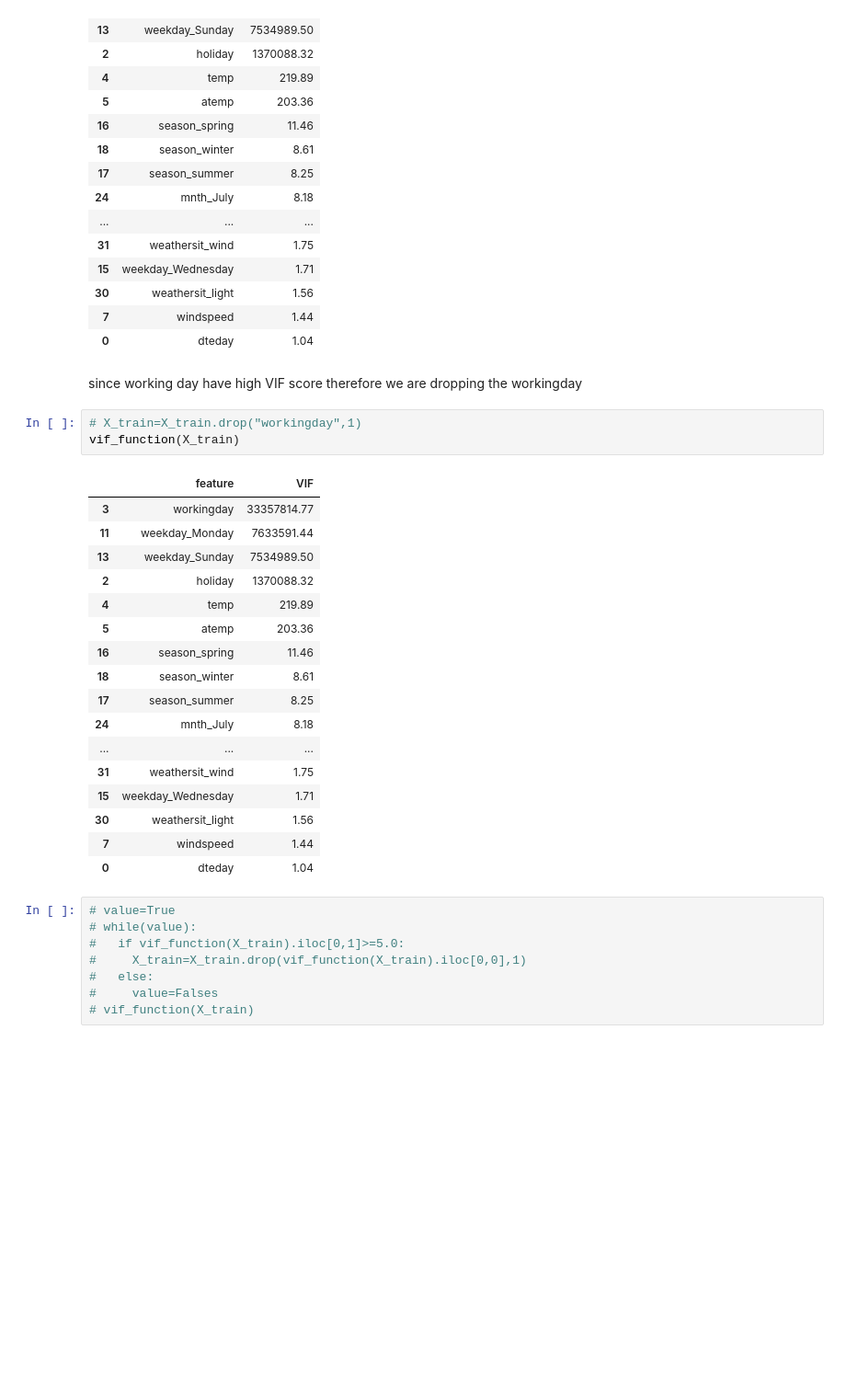
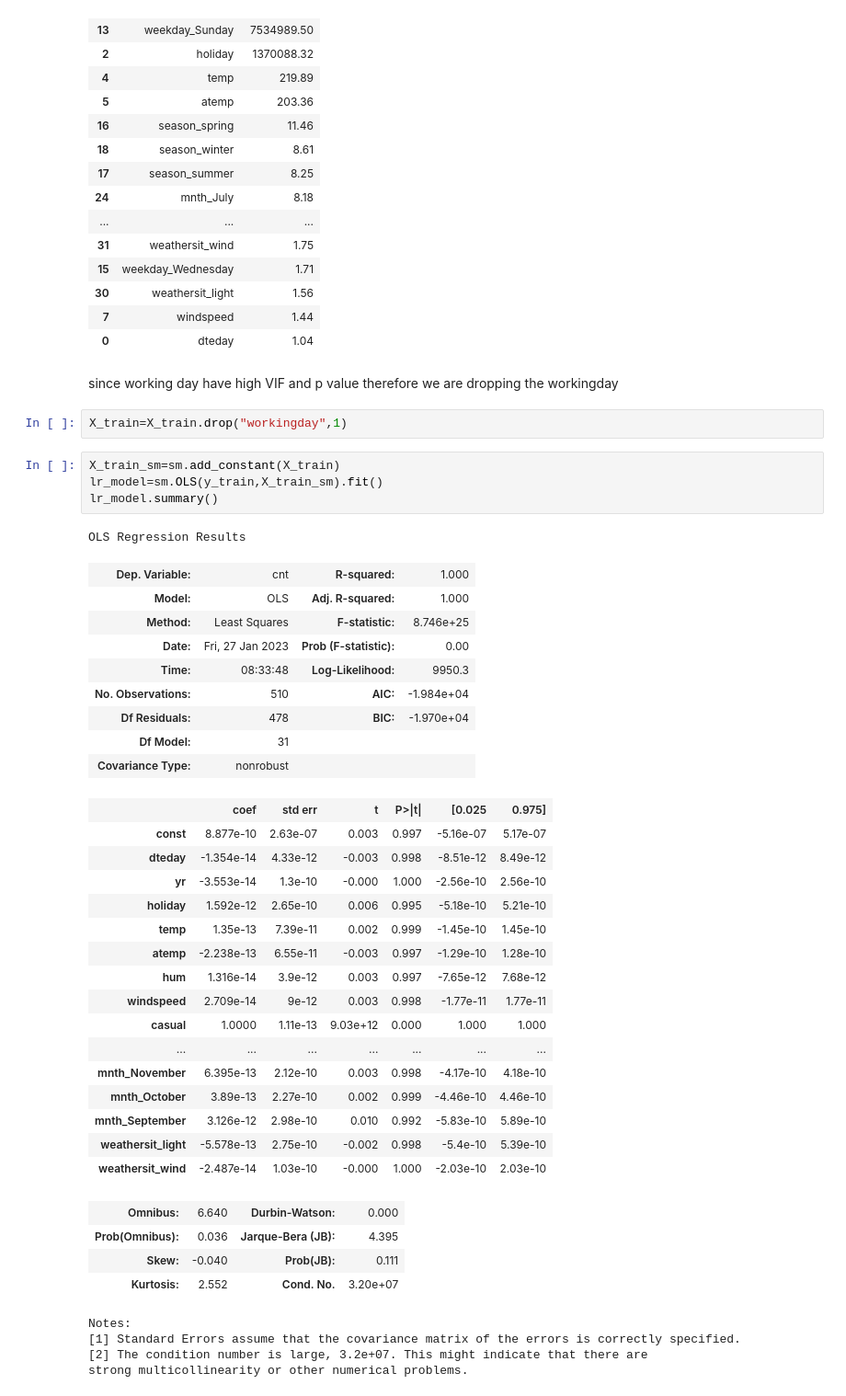
Before and after one commit to AxithChoudhary/BoomBikes_multilinear_model, a Jupyter notebook: Multi_linear_regression_.ipynb, the cells around one changed output. Shown at 92% size. Saved outputs shown, nothing was run; the diff lists cells and outputs as text; blank space fills up the shorter version.

```diff
--- a/Multi_linear_regression_.ipynb
+++ b/Multi_linear_regression_.ipynb
@@ -427,33 +430,45 @@ vif_function(X_train)
 | 7 | windspeed | 1.44 |
 | 0 | dteday | 1.04 |
 # %% [markdown]
-since working day have high VIF score therefore we are dropping the workingday
+since working day have high VIF and p value therefore we are dropping the workingday
 # %%
-# X_train=X_train.drop("workingday",1)
-vif_function(X_train)
+X_train=X_train.drop("workingday",1)
-# %% [output]
-|  | feature | VIF |
-| 3 | workingday | 33357814.77 |
-| 11 | weekday_Monday | 7633591.44 |
-| 13 | weekday_Sunday | 7534989.50 |
-| 2 | holiday | 1370088.32 |
-| 4 | temp | 219.89 |
-| 5 | atemp | 203.36 |
-| 16 | season_spring | 11.46 |
-| 18 | season_winter | 8.61 |
-| 17 | season_summer | 8.25 |
-| 24 | mnth_July | 8.18 |
-| ... | ... | ... |
-| 31 | weathersit_wind | 1.75 |
-| 15 | weekday_Wednesday | 1.71 |
-| 30 | weathersit_light | 1.56 |
-| 7 | windspeed | 1.44 |
-| 0 | dteday | 1.04 |
-# %%
-# value=True
-# while(value):
-#   if vif_function(X_train).iloc[0,1]>=5.0:
-#     X_train=X_train.drop(vif_function(X_train).iloc[0,0],1)
-#   else:
-#     value=Falses
-# vif_function(X_train)
+# %%
+X_train_sm=sm.add_constant(X_train)
+lr_model=sm.OLS(y_train,X_train_sm).fit()
+lr_model.summary()
+# %% [output]
+OLS Regression Results
+| Dep. Variable: | cnt | R-squared: | 1.000 |
+| Model: | OLS | Adj. R-squared: | 1.000 |
+| Method: | Least Squares | F-statistic: | 8.746e+25 |
+| Date: | Fri, 27 Jan 2023 | Prob (F-statistic): | 0.00 |
+| Time: | 08:33:48 | Log-Likelihood: | 9950.3 |
+| No. Observations: | 510 | AIC: | -1.984e+04 |
+| Df Residuals: | 478 | BIC: | -1.970e+04 |
+| Df Model: | 31 |  |  |
+| Covariance Type: | nonrobust |  |  |
+|  | coef | std err | t | P>|t| | [0.025 | 0.975] |
+| const | 8.877e-10 | 2.63e-07 | 0.003 | 0.997 | -5.16e-07 | 5.17e-07 |
+| dteday | -1.354e-14 | 4.33e-12 | -0.003 | 0.998 | -8.51e-12 | 8.49e-12 |
+| yr | -3.553e-14 | 1.3e-10 | -0.000 | 1.000 | -2.56e-10 | 2.56e-10 |
+| holiday | 1.592e-12 | 2.65e-10 | 0.006 | 0.995 | -5.18e-10 | 5.21e-10 |
+| temp | 1.35e-13 | 7.39e-11 | 0.002 | 0.999 | -1.45e-10 | 1.45e-10 |
+| atemp | -2.238e-13 | 6.55e-11 | -0.003 | 0.997 | -1.29e-10 | 1.28e-10 |
+| hum | 1.316e-14 | 3.9e-12 | 0.003 | 0.997 | -7.65e-12 | 7.68e-12 |
+| windspeed | 2.709e-14 | 9e-12 | 0.003 | 0.998 | -1.77e-11 | 1.77e-11 |
+| casual | 1.0000 | 1.11e-13 | 9.03e+12 | 0.000 | 1.000 | 1.000 |
+| ... | ... | ... | ... | ... | ... | ... |
+| mnth_November | 6.395e-13 | 2.12e-10 | 0.003 | 0.998 | -4.17e-10 | 4.18e-10 |
+| mnth_October | 3.89e-13 | 2.27e-10 | 0.002 | 0.999 | -4.46e-10 | 4.46e-10 |
+| mnth_September | 3.126e-12 | 2.98e-10 | 0.010 | 0.992 | -5.83e-10 | 5.89e-10 |
+| weathersit_light | -5.578e-13 | 2.75e-10 | -0.002 | 0.998 | -5.4e-10 | 5.39e-10 |
+| weathersit_wind | -2.487e-14 | 1.03e-10 | -0.000 | 1.000 | -2.03e-10 | 2.03e-10 |
+| Omnibus: | 6.640 | Durbin-Watson: | 0.000 |
+| Prob(Omnibus): | 0.036 | Jarque-Bera (JB): | 4.395 |
+| Skew: | -0.040 | Prob(JB): | 0.111 |
+| Kurtosis: | 2.552 | Cond. No. | 3.20e+07 |
+Notes:
+[1] Standard Errors assume that the covariance matrix of the errors is correctly specified.
+[2] The condition number is large, 3.2e+07. This might indicate that there are
+strong multicollinearity or other numerical problems.
```
Also changed, not shown: parts of 18 cells of this notebook.
